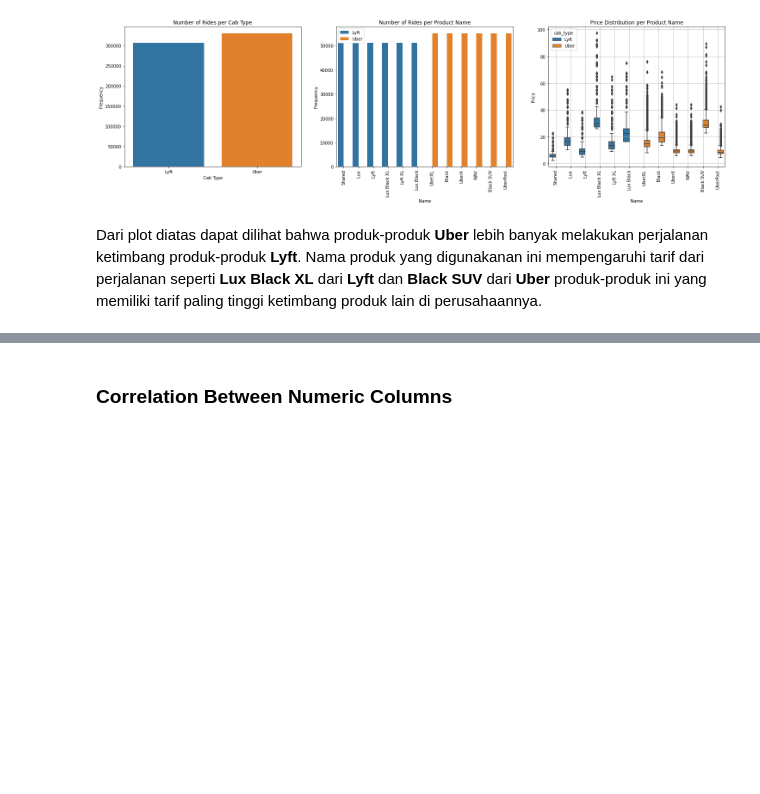
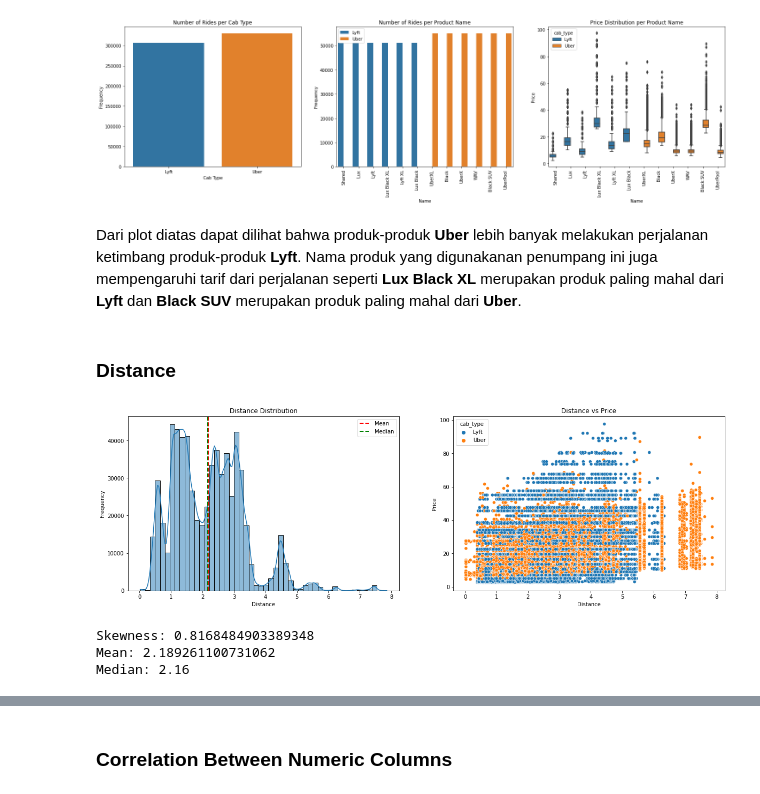
Before and after one commit to Penzragon/h8dsft_P1W1Reg, a Jupyter notebook: script.ipynb, the cells around one changed output, grey strips where cells are left out. Cells and saved outputs as stored; diff of their text form; code cells hidden in the pictures; blank space fills up the shorter version.

Commit message:
Add distance exploration

```diff
--- a/script.ipynb
+++ b/script.ipynb
@@ -337,4 +336,30 @@ plt.show()
 # %% [output]
 [figure]
 # %% [markdown]
-Dari plot diatas dapat dilihat bahwa produk-produk **Uber** lebih banyak melakukan perjalanan ketimbang produk-produk **Lyft**. Nama produk yang digunakanan ini mempengaruhi tarif dari perjalanan seperti **Lux Black XL** dari **Lyft** dan **Black SUV** dari **Uber** produk-produk ini yang memiliki tarif paling tinggi ketimbang produk lain di perusahaannya.
+Dari plot diatas dapat dilihat bahwa produk-produk **Uber** lebih banyak melakukan perjalanan ketimbang produk-produk **Lyft**. Nama produk yang digunakanan penumpang ini juga mempengaruhi tarif dari perjalanan seperti **Lux Black XL** merupakan produk paling mahal dari **Lyft** dan **Black SUV** merupakan produk paling mahal dari **Uber**.
+# %% [markdown]
+### Distance
+# %%
+plt.figure(figsize=(20,6))
+plt.subplot(1, 2, 1)
+sns.histplot(x='distance', data=rides, bins=50, kde=True)
+plt.axvline(rides.distance.mean(), color='red', linestyle='dashed', linewidth=2, label='Mean')
+plt.axvline(rides.distance.median(), color='green', linestyle='dashed', linewidth=2, label='Median')
+plt.title('Distance Distribution')
+plt.xlabel('Distance')
+plt.ylabel('Frequency')
+plt.legend()
+plt.subplot(1, 2, 2)
+sns.scatterplot(x='distance', y='price', data=rides, hue='cab_type')
+plt.title('Distance vs Price')
+plt.xlabel('Distance')
+plt.ylabel('Price')
+plt.show()
+print(f'Skewness: {rides.distance.skew()}')
+print(f'Mean: {rides.distance.mean()}')
+print(f'Median: {rides.distance.median()}')
+# %% [output]
+[figure, added]
+Skewness: 0.8168484903389348
+Mean: 2.189261100731062
+Median: 2.16
```
Also changed, not shown: parts of 3 cells of this notebook.
